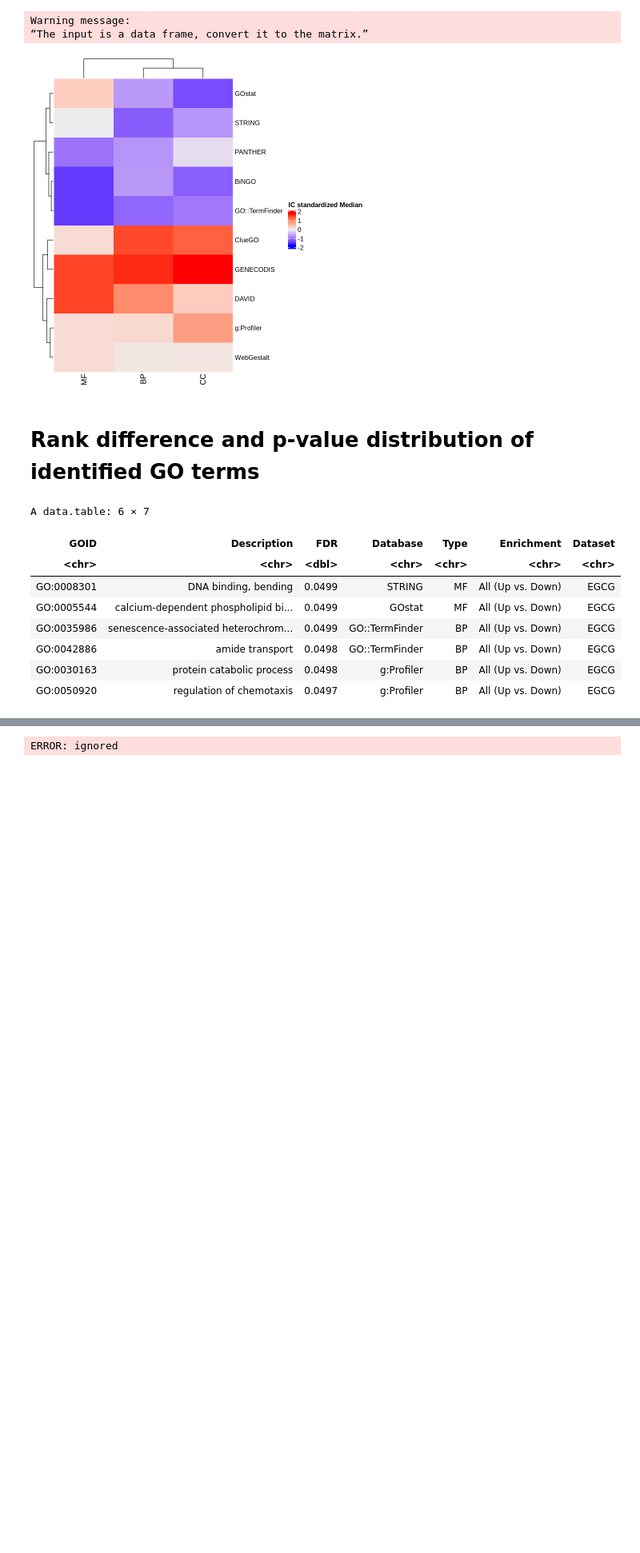
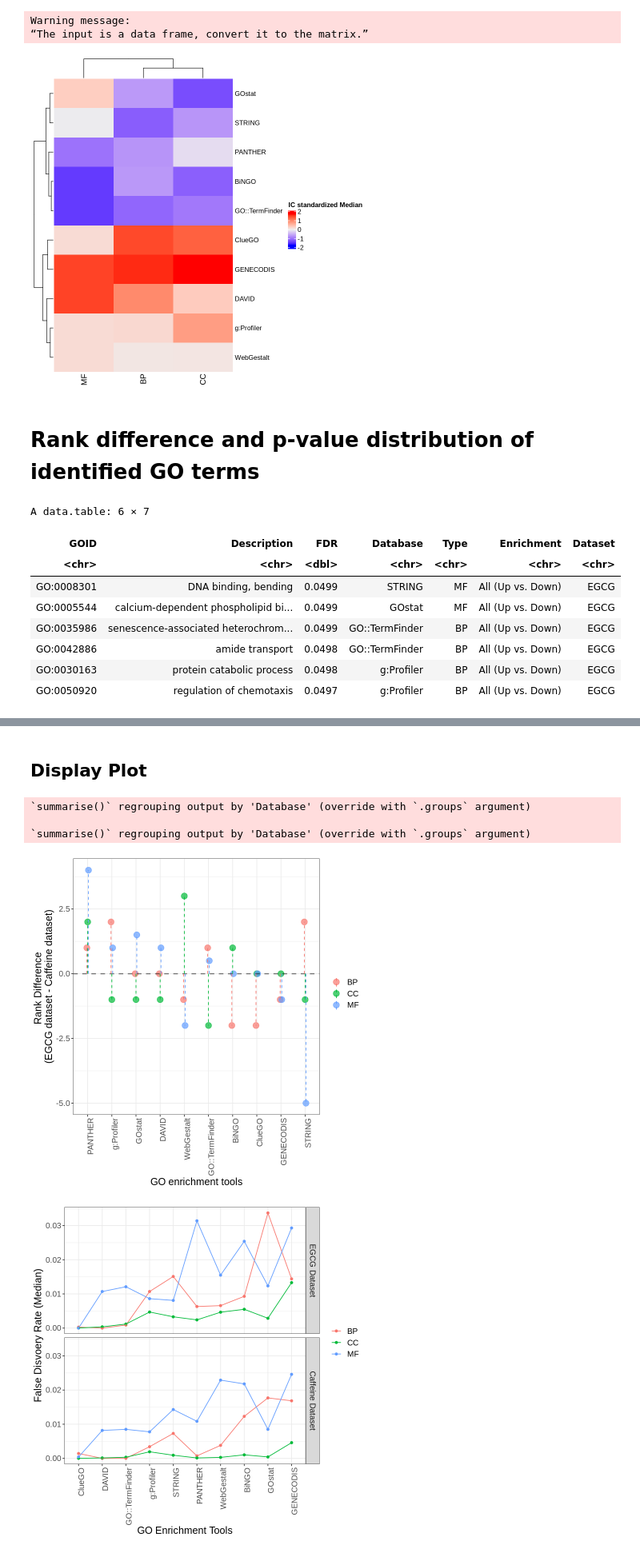
Before and after one commit to kittisaktaoma/GO-tools-comparsion, a Jupyter notebook: GO_tools_Comparison.ipynb, the cells around one changed output, grey strips where cells are left out. Shown at 80% size. Cells and saved outputs as stored; diff of their text form; code cells hidden in the pictures; blank space fills up the shorter version.

```diff
--- a/GO_tools_Comparison.ipynb
+++ b/GO_tools_Comparison.ipynb
@@ -974,6 +978,7 @@ A data.table: 6 × 7
 Caffeine.test <- all[,-c(2,6)] %>% filter(.,Dataset == "Caffeine") %>% unique()
 EGCG.test <- all[,-c(2,6)] %>% filter(.,Dataset == "EGCG") %>% unique()
 
-all.test <- rbind(Caffeine.test,EGCG.test)
+all.test <- rbind(Caffeine.test,EGCG.test)[,-c(1,2)] %>% unique()
+head(all.test)
 all.test.99 <- rbind(Caffeine.test,EGCG.test)
 head(all.test.99)
@@ -1031,5 +1042,7 @@ head(res.01)
+# %% [markdown]
+## Display Plot
 # %%
-Caffeine <- all[,-c(2,6)] %>% filter(.,Enrichment == "All (Up vs. Down)") %>% filter(.,Condition == "Significant") %>% filter(.,Dataset == "Caffeine Dataset") %>% unique() %>%
+Caffeine <- all  %>% filter(.,Dataset == "Caffeine") %>% unique() %>%
   group_by(Database,Type) %>% summarise(Caffeine=median(FDR)) %>% as.data.frame()
 
 Caffeine_BP <- filter(Caffeine,Type == "BP")
@@ -1043,7 +1056,7 @@ Caffeine_MF$Rank <- rank(Caffeine_MF$Caffeine)
 
 aCaf <- rbind(Caffeine_BP,Caffeine_CC,Caffeine_MF)
 
-EGCG <- all[,-c(2,6)] %>% filter(.,Enrichment == "All (Up vs. Down)") %>% filter(.,Condition == "Significant") %>% filter(.,Dataset == "EGCG Dataset") %>% unique() %>%
+EGCG <- all  %>% filter(.,Dataset == "EGCG") %>% unique() %>%
   group_by(Database,Type) %>% summarise(EGCG=median(FDR)) %>% as.data.frame()
 
 
@@ -1091,31 +1104,35 @@ ggplot(data=final_02, aes(x=reorder(Database,-value), y=value,color=Type)) +
 df <- final_all[,-c(4,6,7)]
 names(df) <- c("database","type","EGCG Dataset","Caffeine Dataset")
 df_02 <- melt(df,id.vars=c("database","type"))
 
 ggplot(df_02,aes(x=reorder(database,value),y=value,color = type,group = type)) +
   geom_point() +
   geom_line() +
   facet_grid(vars(variable)) +
   theme_bw()+
   theme(axis.text.x = element_text(angle = 90, hjust = 1)) +
   xlab("GO Enrichment Tools") +
   ylab("False Disvoery Rate (Median)") +
   labs(color="")+
   theme(strip.text.x = element_text(size = 15))+
   theme(text = element_text(size=15))
 
 
 
 ggplot(df_02,aes(x=reorder(database,value),y=value,color = variable,group = variable)) +
   geom_point() +
   geom_line() +
   facet_grid(rows=vars(type)) +
   theme_bw()+
   theme(axis.text.x = element_text(angle = 90, hjust = 1)) +
   xlab("GO Enrichment Tools") +
   ylab("False Disvoery Rate (Median)") +
   labs(color="") +
   theme(strip.text.x = element_text(size = 15))+
   theme(text = element_text(size=15))
 # %% [output]
-ERROR: ignored
+`summarise()` regrouping output by 'Database' (override with `.groups` argument)
+
+`summarise()` regrouping output by 'Database' (override with `.groups` argument)
+[figure, added]
+[figure, added]
```
Also changed, not shown: parts of 7 cells of this notebook.
